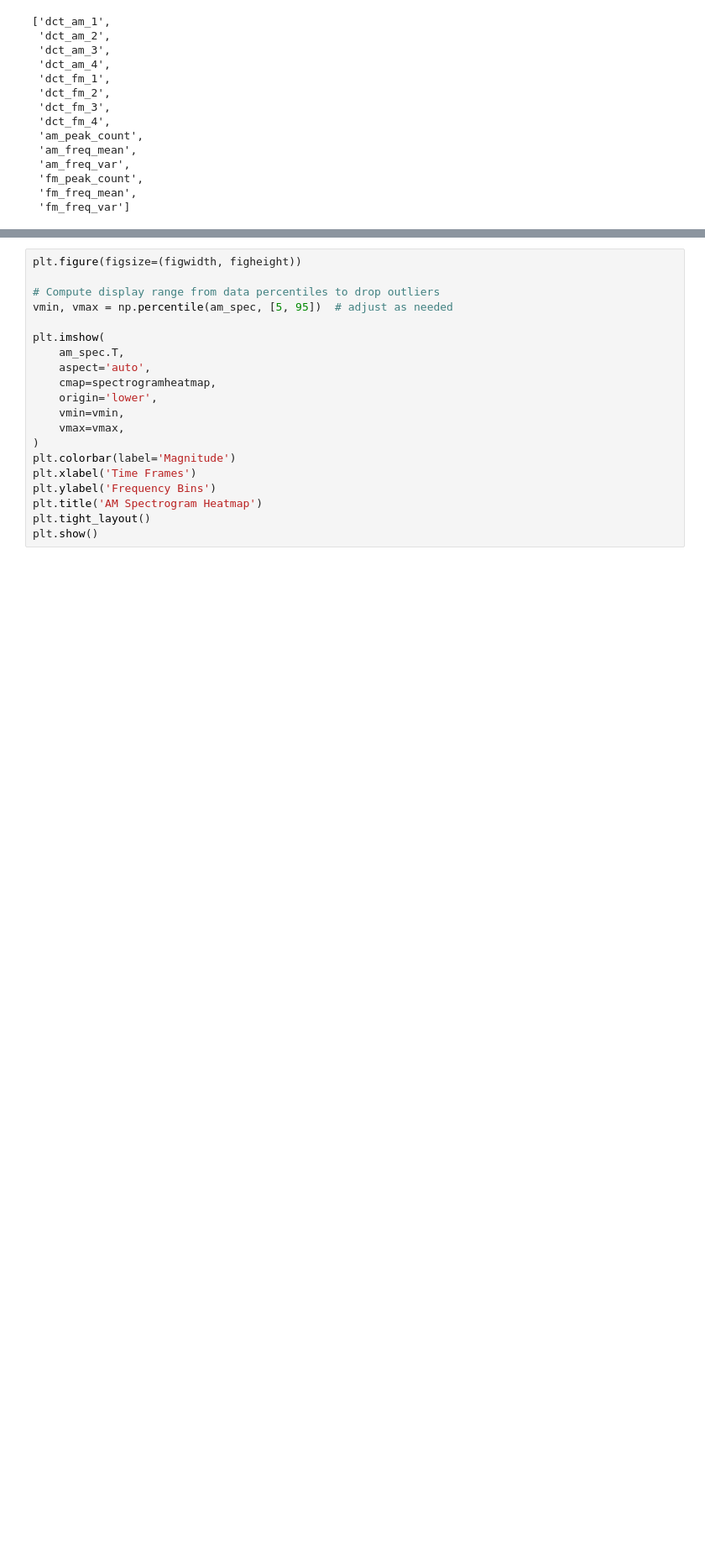
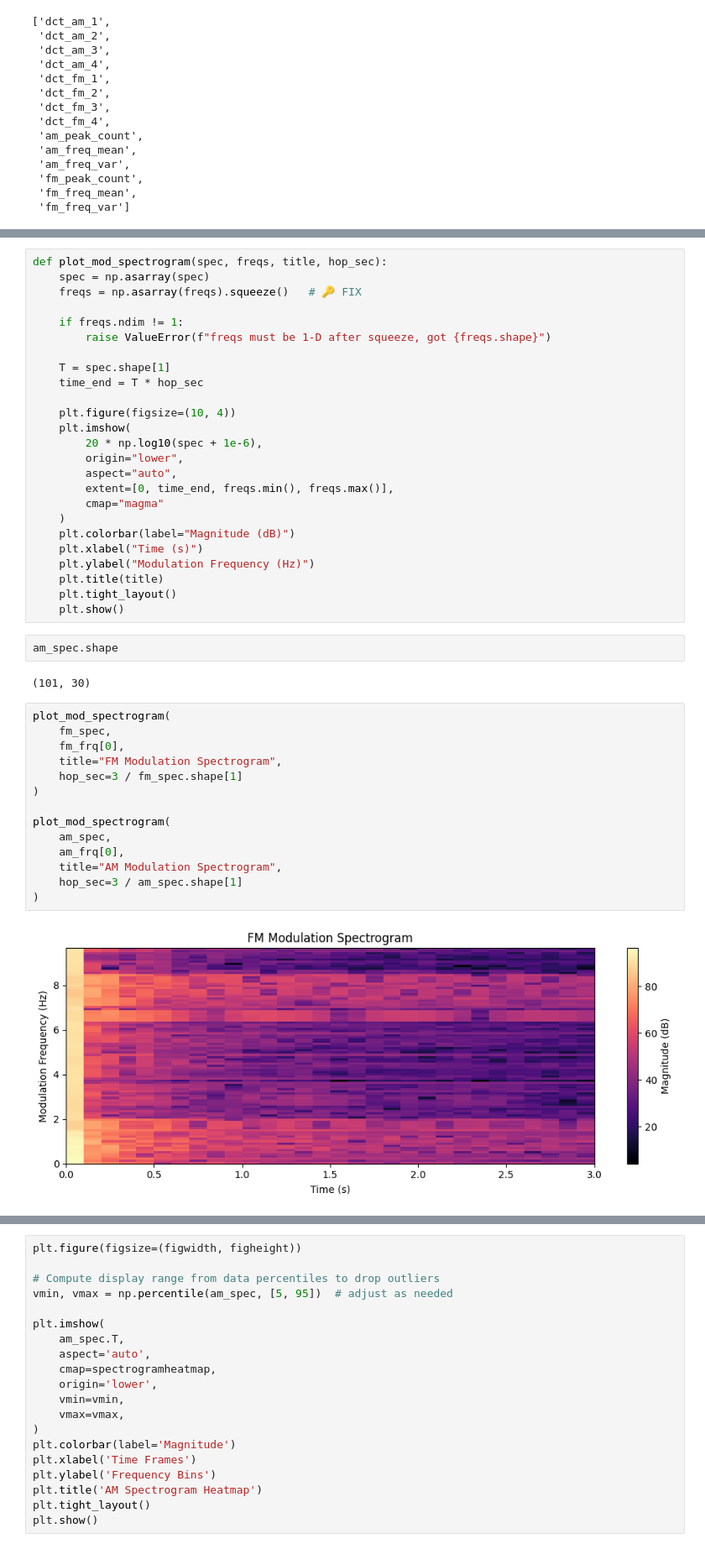
Before and after one commit to seemark11/DhiNirnayaAMFM, a Jupyter notebook: features/RFA_spectrum_spectrogram_feats.ipynb, the cells around one changed output, grey strips where cells are left out. Shown at 84% size. Saved outputs shown, nothing was run; the diff lists cells and outputs as text; blank space fills up the shorter version.

```diff
--- a/features/RFA_spectrum_spectrogram_feats.ipynb
+++ b/features/RFA_spectrum_spectrogram_feats.ipynb
@@ -90,0 +116,45 @@ am_spec = get_AM_spectrogram(wavfile, specwindowsecs=3, specstrides=100)
+# %%
+def plot_mod_spectrogram(spec, freqs, title, hop_sec):
+    spec = np.asarray(spec)
+    freqs = np.asarray(freqs).squeeze()   # 🔑 FIX
+
+    if freqs.ndim != 1:
+        raise ValueError(f"freqs must be 1-D after squeeze, got {freqs.shape}")
+
+    T = spec.shape[1]
+    time_end = T * hop_sec
+
+    plt.figure(figsize=(10, 4))
+    plt.imshow(
+        20 * np.log10(spec + 1e-6),
+        origin="lower",
+        aspect="auto",
+        extent=[0, time_end, freqs.min(), freqs.max()],
+        cmap="magma"
+    )
+    plt.colorbar(label="Magnitude (dB)")
+    plt.xlabel("Time (s)")
+    plt.ylabel("Modulation Frequency (Hz)")
+    plt.title(title)
+    plt.tight_layout()
+    plt.show()
+# %%
+am_spec.shape
+# %% [output]
+(101, 30)
+# %%
+plot_mod_spectrogram(
+    fm_spec,
+    fm_frq[0],
+    title="FM Modulation Spectrogram",
+    hop_sec=3 / fm_spec.shape[1]
+)
+
+plot_mod_spectrogram(
+    am_spec,
+    am_frq[0],
+    title="AM Modulation Spectrogram",
+    hop_sec=3 / am_spec.shape[1]
+)
+# %% [output]
+[figure, added]
```
Also changed, not shown: parts of 7 cells of this notebook.
